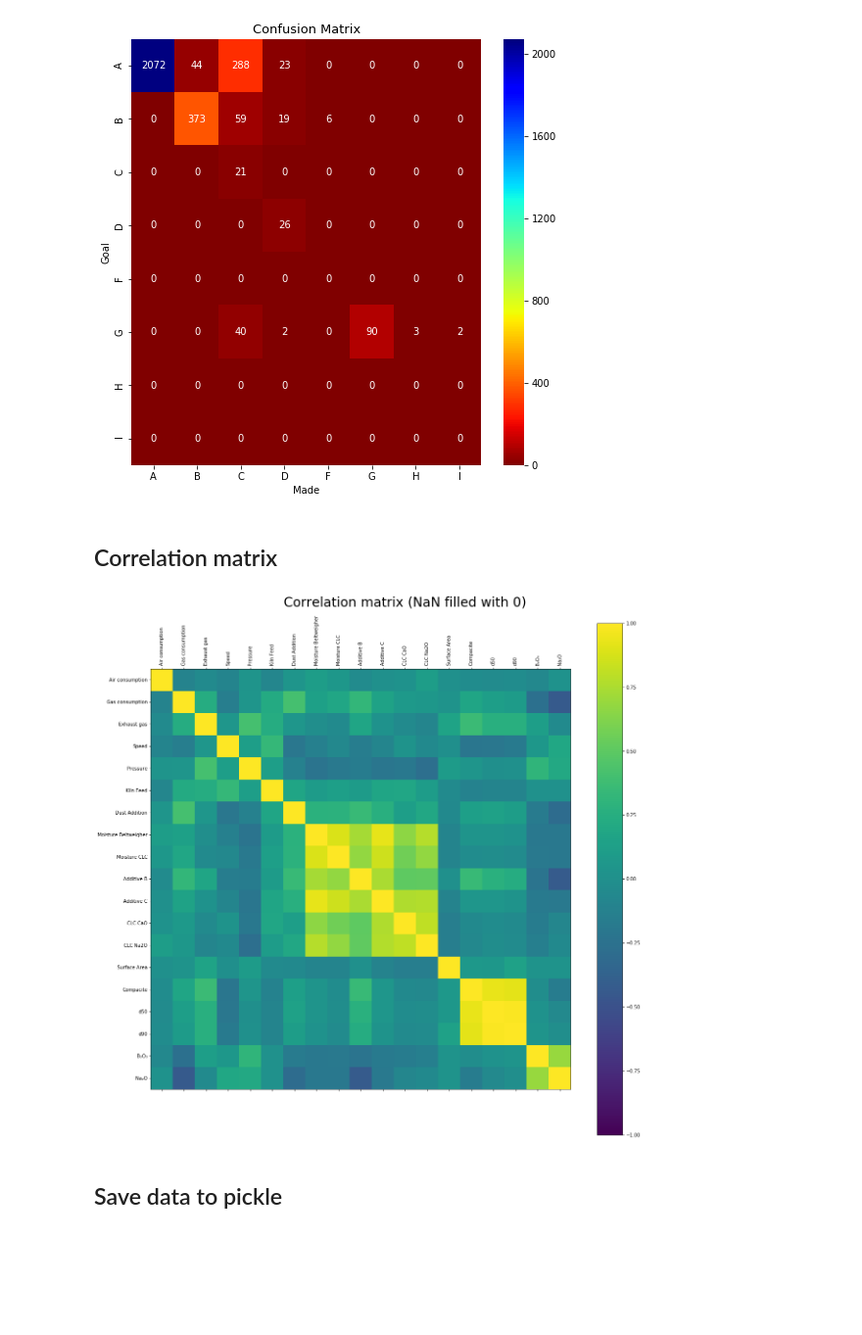
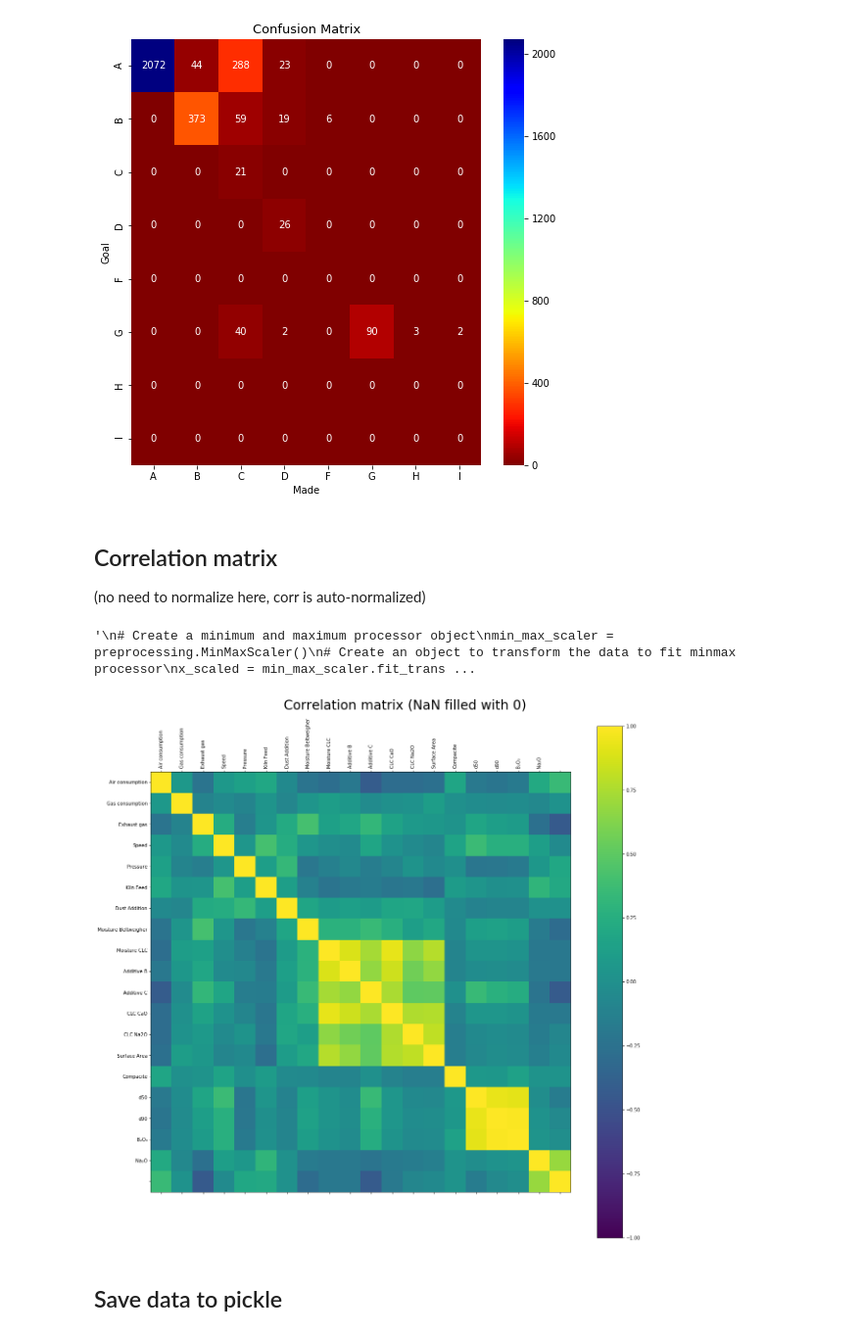
Before and after one commit to jagar2/Company_A, a Jupyter notebook: 0_DataDescription.ipynb, the cells around one changed output. Shown at 98% size. Drawn from its saved outputs; the diff is of its cells as text; code cells hidden in the pictures; blank space fills up the shorter version.

Commit message:
update preprocessing and analysis

```diff
--- a/0_DataDescription.ipynb
+++ b/0_DataDescription.ipynb
@@ -165,39 +165,44 @@ ax.set_title("Confusion Matrix", fontsize=13)
 # %% [output]
 Text(0.5, 1, 'Confusion Matrix')
 [figure]
-# %% [markdown]
-## Correlation matrix
+# %% [markdown]
+## Correlation matrix
+(no need to normalize here, corr is auto-normalized)
 # %%
 # Selection and Normalize
 from sklearn import preprocessing
 # removing null values in input
-df_filtered = data[['Product Made']+col][data["Speed"].notnull()]
+df_filtered = data[col][data["Speed"].notnull()]
 # removing null values in key output
 df_filtered = data_to_save[data_to_save["Surface Area"].notnull()]
 
+'''
 # Create a minimum and maximum processor object
 min_max_scaler = preprocessing.MinMaxScaler()
 # Create an object to transform the data to fit minmax processor
-x_scaled = min_max_scaler.fit_transform(df_filtered.drop(["Product Made"],axis=1))
+x_scaled = min_max_scaler.fit_transform(df_filtered)
 # Run the normalizer on the dataframe & fill NaN
 df_normalized = pd.DataFrame(x_scaled).fillna(0)
+'''
+# %% [output]
+'\n# Create a minimum and maximum processor object\nmin_max_scaler = preprocessing.MinMaxScaler()\n# Create an object to transform the data to fit minmax processor\nx_scaled = min_max_scaler.fit_trans ...
 # %%
 # plot correlation matrix
-corr = df_normalized.corr()
+corr = df_filtered.corr()
 fig = plt.figure(figsize=(20,20))
 ax = fig.add_subplot(111)
 cax = ax.matshow(corr,cmap='viridis', vmin=-1, vmax=1, )
 fig.colorbar(cax)
-ticks = np.arange(0,len(df_normalized.columns),1)
+ticks = np.arange(0,len(df_filtered.columns),1)
 ax.set_xticks(ticks)
 plt.xticks(rotation=90)
 ax.set_yticks(ticks)
 ax.set_xticklabels(col)
 ax.set_yticklabels(col)
 fig.suptitle("Correlation matrix (NaN filled with 0)", y=0.92, fontsize=28)
 plt.show()
 # %% [output]
-[figure, old version]
+[figure, new version]
 # %% [markdown]
 ## Save data to pickle
 # %%
```
Also changed, not shown: parts of 2 cells of this notebook.
